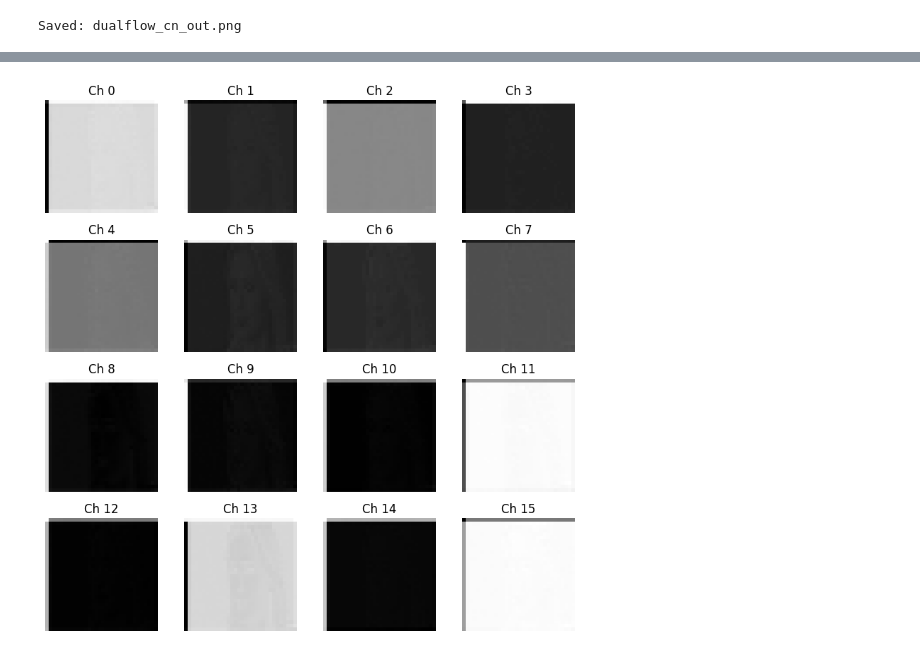
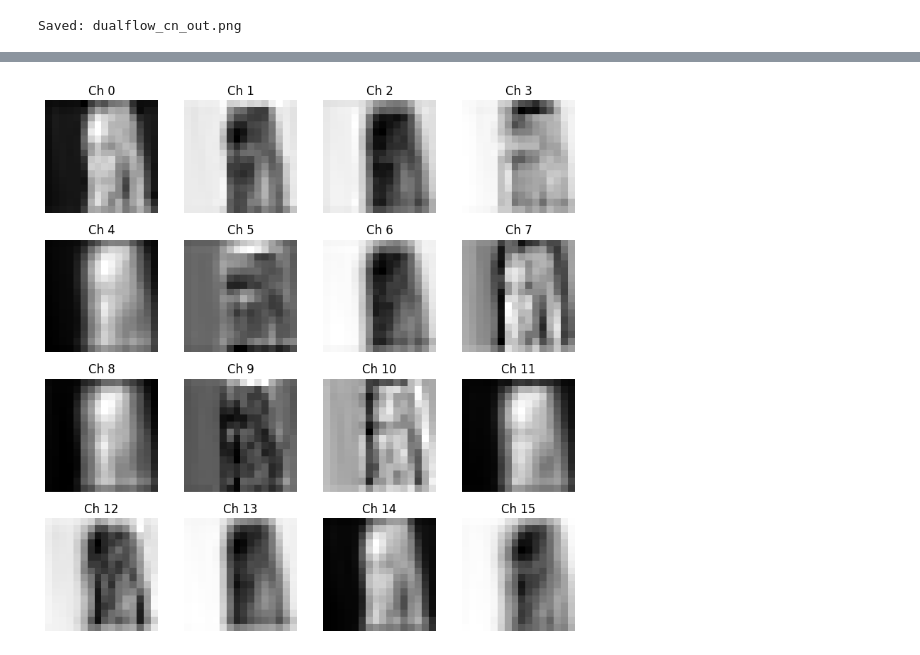
Before and after one commit to Maryamsana-1998/DiffCodec-Controlling-Latent-Diffusion-for-Perceptual-Video-Compression, a Jupyter notebook: Untitled.ipynb, the cells around one changed output, grey strips where cells are left out. Cells and saved outputs as stored; diff of their text form; code cells hidden in the pictures.

```diff
--- a/Untitled.ipynb
+++ b/Untitled.ipynb
@@ -98,6 +92,4 @@ if hasattr(controlnet, "config") and hasattr(controlnet.config, "cross_attention
 # %%
-print(len(controlnet.down_blocks))
-print([len(b.resnets) for b in controlnet.down_blocks])  # rough proxy of how many res samples each block returns
-# print("len(down_block_res_samples) at runtime:", len(down_block_res_samples))
-print("len(self.controlnet_down_blocks):", len(controlnet.controlnet_down_blocks))
+ckpt = load_file('experiments/controlnet/checkpoint-5500/controlnet/diffusion_pytorch_model.safetensors')
+controlnet.load_state_dict(ckpt,strict=False)
 # %% [output]
@@ -198,24 +168,24 @@ torch.Size([320, 64, 64])
 # %%
 import torch
 import matplotlib.pyplot as plt
 
 # Example tensor: [1, 320, 32, 32]
-x = outs[1]
+x = outs[2]
 
 # Select the first item in batch
 feature_maps = x[0]
 
 # Choose how many maps to display (e.g., 16)
 n_maps = 16
 fig, axes = plt.subplots(4, 4, figsize=(8, 8))
 
 for i, ax in enumerate(axes.flat):
     fmap = feature_maps[i].detach().cpu().numpy()
     ax.imshow(fmap, cmap="gray")  # or "gray"
     ax.axis("off")
     ax.set_title(f"Ch {i}")
 
 plt.tight_layout()
 plt.show()
 # %% [output]
-[figure, old version]
+[figure, new version]
```
Also changed, not shown: parts of 6 cells of this notebook, 4 other files.
